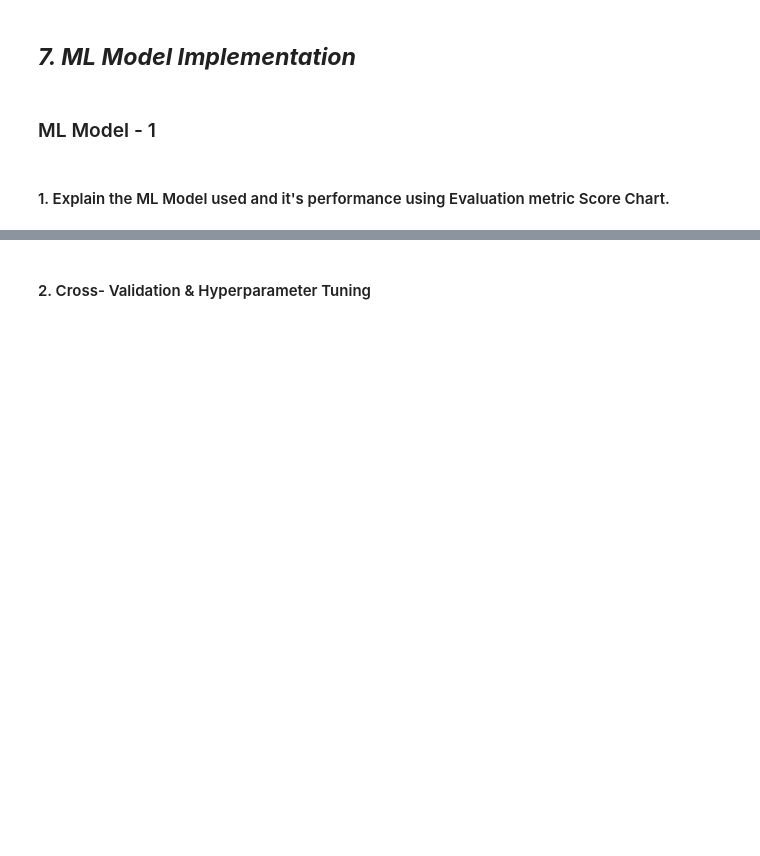
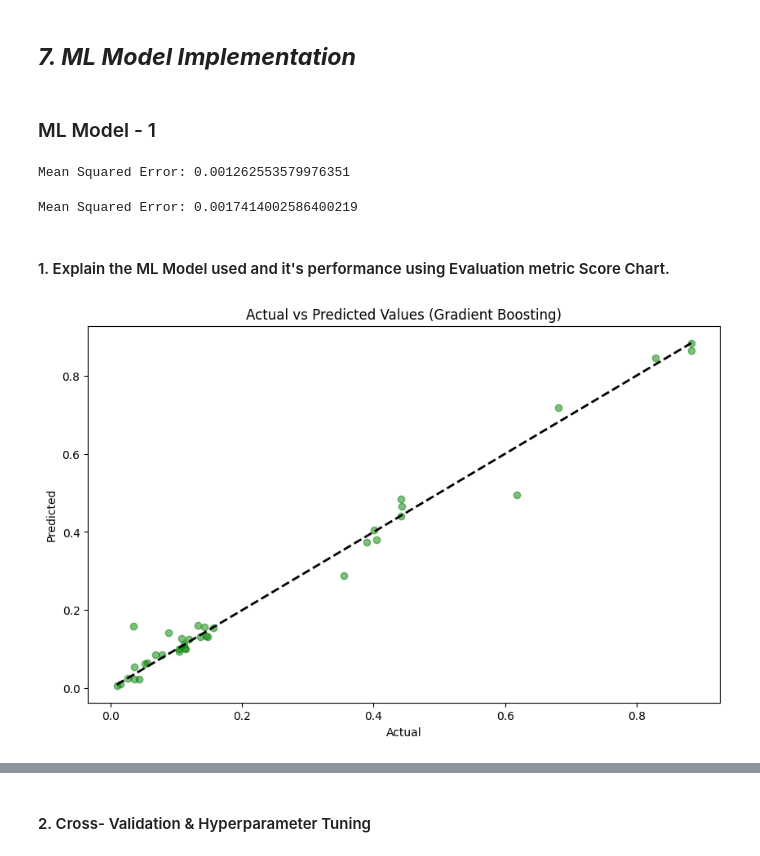
Before and after one commit to deveshsharma09/Yes-Bank-Stock-Closing-Price-Prediction, a Jupyter notebook: Yes_Bank_Stock_Closing_Price_Prediction.ipynb, the cells around one changed output, grey strips where cells are left out. Cells and saved outputs as stored; diff of their text form; code cells hidden in the pictures; blank space fills up the shorter version.

```diff
--- a/Yes_Bank_Stock_Closing_Price_Prediction.ipynb
+++ b/Yes_Bank_Stock_Closing_Price_Prediction.ipynb
@@ -871,8 +880,8 @@ numeric_imputer = SimpleImputer(strategy='mean')
 df[numeric_columns] = numeric_imputer.fit_transform(df[numeric_columns])
 
 # Impute missing values for categorical columns with most frequent value
-categorical_imputer = SimpleImputer(strategy='most_frequent')
-df[categorical_columns] = categorical_imputer.fit_transform(df[categorical_columns])
+#categorical_imputer = SimpleImputer(strategy='most_frequent')
+#df[categorical_columns] = categorical_imputer.fit_transform(df[categorical_columns])
 # %%
 # Check for missing values after imputation
 missing_values = df.isnull().sum()
@@ -1500,2 +1549,57 @@ Answer Here.
+# %%
+# ML Model - 1 Implementation
+
+# Fit the Algorithm
+
+# Predict on the model
+
+# Drop any non-numeric columns (e.g., 'Date')
+numeric_df = df.select_dtypes(include=['number'])
+
+# Separate the features and target variable
+X = numeric_df.drop(columns=['Close'])  # Adjust 'Close' with your target column if needed
+y = numeric_df['Close']
+
+# Split the data into train and test sets
+X_train, X_test, y_train, y_test = train_test_split(X, y, test_size=0.2, random_state=42)
+
+# Initialize the Gradient Boosting Regressor
+gb_regressor = GradientBoostingRegressor(random_state=42)
+
+# Fit the algorithm
+gb_regressor.fit(X_train, y_train)
+
+# Predict on the test set
+y_pred = gb_regressor.predict(X_test)
+
+# Calculate mean squared error
+mse_gradient_boosting = mean_squared_error(y_test, y_pred)
+print("Mean Squared Error:", mse_gradient_boosting)
+# %% [output]
+Mean Squared Error: 0.001262553579976351
+# %%
+from sklearn.tree import DecisionTreeRegressor
+from sklearn.model_selection import train_test_split
+from sklearn.metrics import mean_squared_error
+
+# Assuming X contains the features and y contains the target variable
+
+# Split the data into train and test sets
+X_train, X_test, y_train, y_test = train_test_split(X, y, test_size=0.2, random_state=42)
+
+# Initialize the Decision Tree Regressor
+dt_regressor = DecisionTreeRegressor(random_state=42)
+
+# Fit the algorithm
+dt_regressor.fit(X_train, y_train)
+
+# Predict on the test set
+y_pred = dt_regressor.predict(X_test)
+
+# Calculate mean squared error
+mse_decision_tree = mean_squared_error(y_test, y_pred)
+print("Mean Squared Error:", mse_decision_tree)
+# %% [output]
+Mean Squared Error: 0.0017414002586400219
 # %% [markdown]
 #### 1. Explain the ML Model used and it's performance using Evaluation metric Score Chart.
@@ -1503,0 +1606,15 @@ Answer Here.
+# %%
+# Visualizing evaluation Metric Score chart
+
+import matplotlib.pyplot as plt
+
+# Plot actual vs predicted values
+plt.figure(figsize=(10, 6))
+plt.scatter(y_test, y_pred, color='green', alpha=0.5)
+plt.plot([y_test.min(), y_test.max()], [y_test.min(), y_test.max()], 'k--', lw=2)
+plt.xlabel('Actual')
+plt.ylabel('Predicted')
+plt.title('Actual vs Predicted Values (Gradient Boosting)')
+plt.show()
+# %% [output]
+[figure, added]
```
Also changed, not shown: parts of 49 cells of this notebook.
